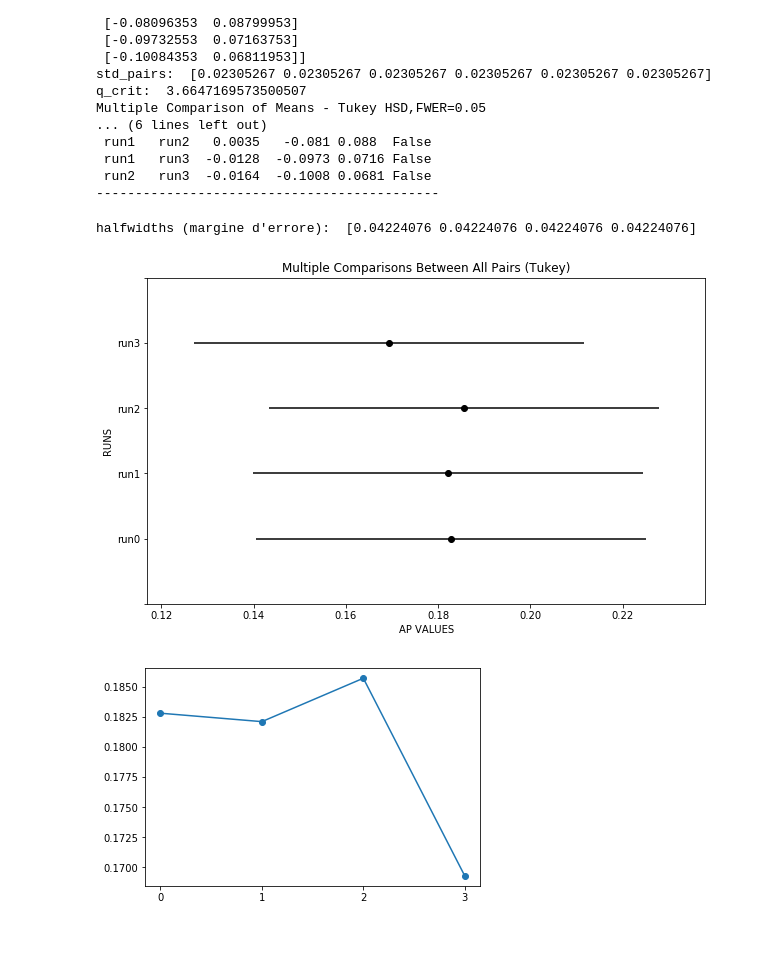
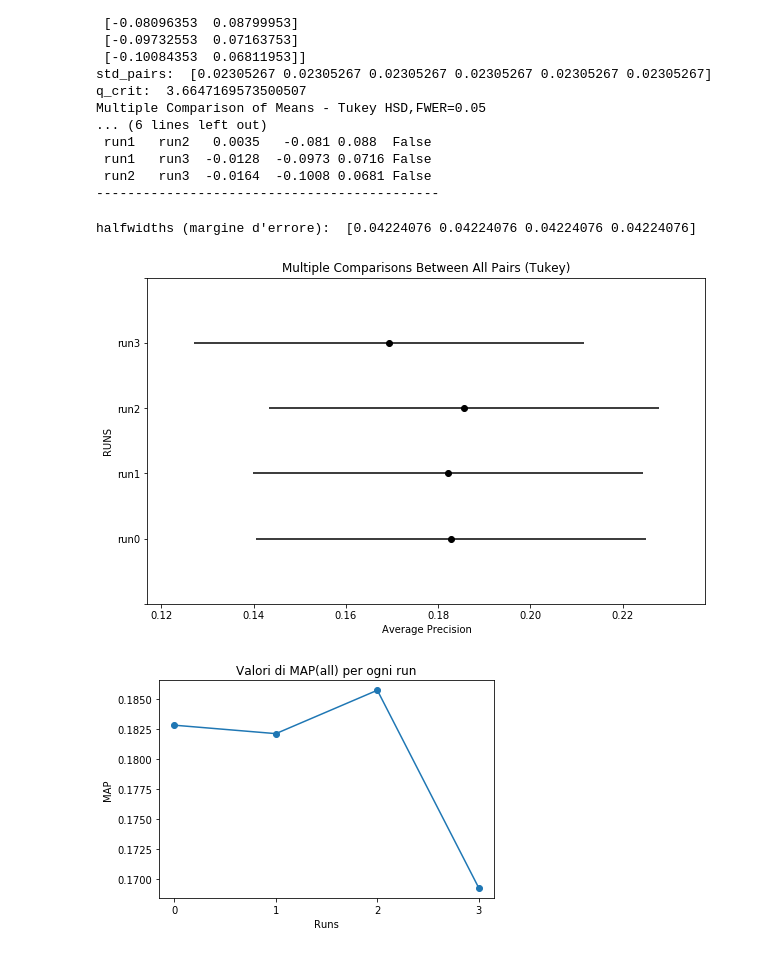
Before and after one commit to yleniag/Information-Retrival-Homework-1, a Jupyter notebook: Homework1-IR.ipynb, the cells around one changed output. Drawn from its saved outputs; the diff is of its cells as text; code cells hidden in the pictures.

```diff
--- a/Homework1-IR.ipynb
+++ b/Homework1-IR.ipynb
@@ -159,24 +159,27 @@ Multiple Comparison of Means - Tukey HSD,FWER=0.05
  run2   run3  -0.0164  -0.1008 0.0681 False
 --------------------------------------------
 # %%
-result.plot_simultaneous(xlabel="AP VALUES",ylabel="RUNS")    # Plot group confidence intervals
+result.plot_simultaneous(xlabel="Average Precision",ylabel="RUNS")    # Plot group confidence intervals
 #print(result.meandiffs)
 print("halfwidths (margine d'errore): ",result.halfwidths)
 #print(result.summary())
 # %% [output]
 halfwidths (margine d'errore):  [0.04224076 0.04224076 0.04224076 0.04224076]
-[figure, old version]
+[figure, new version]
 # %%
 #plot dei 4 valori di MAP (map_all)
 
 mapALL = list(map(float, mapALL))
 
 plt.plot([0,1,2,3],mapALL, marker='o')
+plt.title("Valori di MAP(all) per ogni run")
 plt.xticks(range(0, 4))
+plt.xlabel("Runs")
+plt.ylabel("MAP")
 plt.show()
 
 #plt.bar([0,1,2,3],p_cutoff)
 # %% [output]
-[figure, old version]
+[figure, new version]
 # %%
 #funzione per plot dei diversi valori di Average Precision (AP) per una singola run, per ogni topic
```
Also changed, not shown: parts of 6 cells of this notebook.
